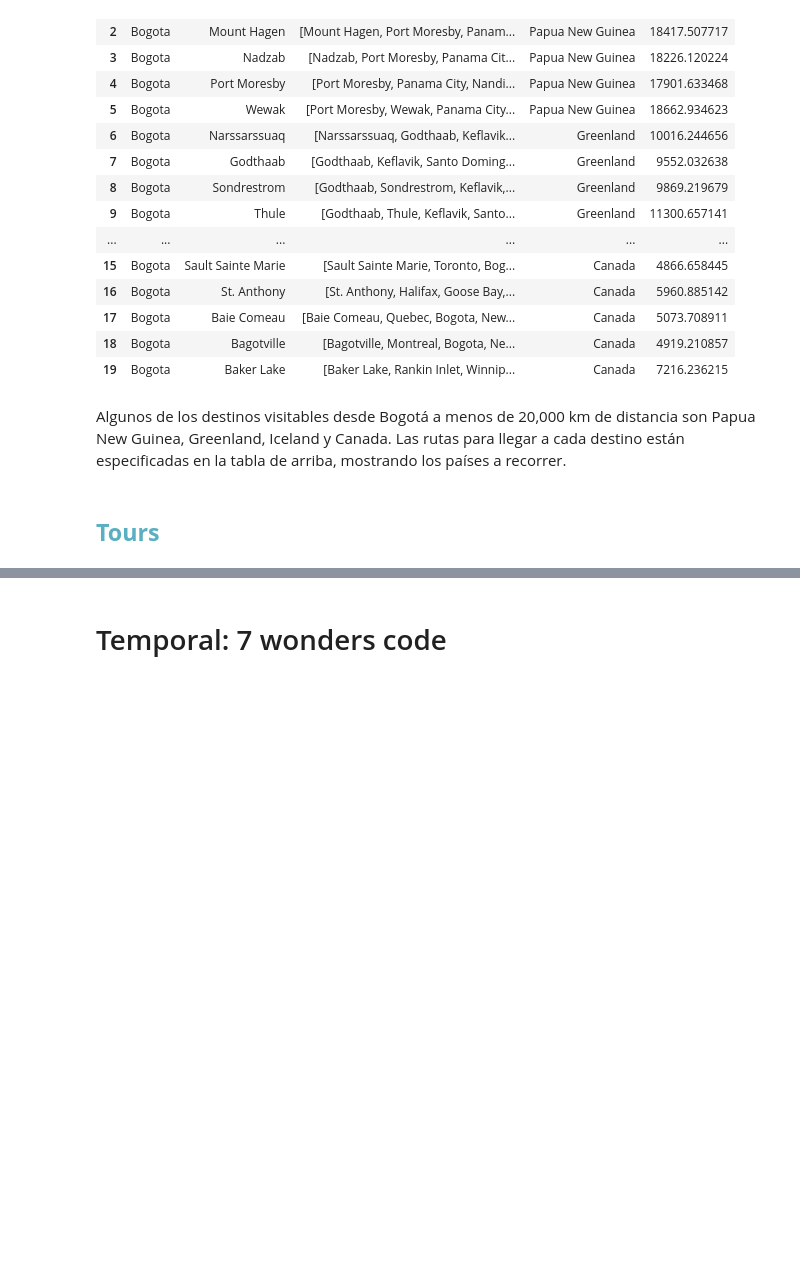
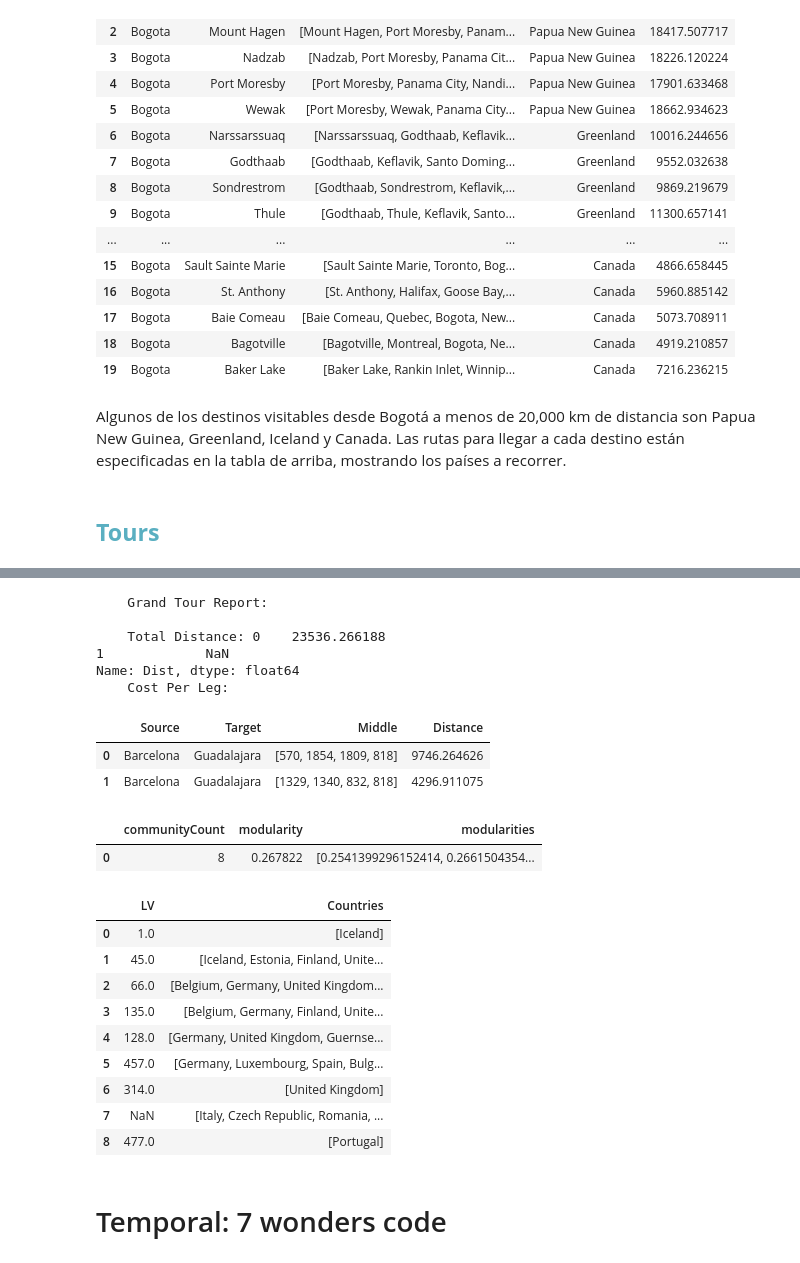
Before and after one commit to ch0fas/MG_Proyecto2, a Jupyter notebook: Python_Proyecto2.ipynb, the cells around one changed output, grey strips where cells are left out. Drawn from its saved outputs; the diff is of its cells as text; code cells hidden in the pictures; blank space fills up the shorter version.

```diff
--- a/Python_Proyecto2.ipynb
+++ b/Python_Proyecto2.ipynb
@@ -267,3 +391,71 @@ Successfully created Airport_Africa Subgraph with Airport nodes and TO relations
+# %%
+# 4
+grand_1 = db.custom_query(f"""
+    MATCH (a:Airport {{Id:507}})-[r:TO]->(a2:Airport {{Label:'Munich'}})
+    RETURN r.distance AS Dist;
+""") # En este caso, identifico a Londres con su Id específico ya que hay varios aeropuertos con el Label:"Londres". Este es el mismo aeropuerto en el que llegamos
+
+grand_2 = db.custom_query(f"""
+    MATCH (a:Airport {{Label:'Munich'}})-[r:TO]->(a2:Airport {{Label:'Paris'}})
+    RETURN r.distance AS Dist;
+""")
+
+grand_3 = db.custom_query(f"""
+    MATCH (a:Airport {{Label:'Paris'}})-[r:TO]->(a2:Airport {{Label:'Rome'}})
+    RETURN r.distance AS Dist;
+""")
+
+grand_4 = db.custom_query(f"""
+    MATCH (a:Airport {{Label:'Rome'}})-[r:TO]->(a2:Airport {{Label:'Barcelona'}})
+    RETURN r.distance AS Dist;
+""")
+
+grand_f = db.temp_dijkstra_directed('Airport','Label','Barcelona','Guadalajara','distance')
+
+print(f"""
+    Grand Tour Report: \n
+    Total Distance: {9373+grand_1['Dist']+grand_2['Dist']+grand_3['Dist']+grand_4['Dist']+(1186+9373)}
+    Cost Per Leg:
+""")
+# %% [output]
+    Grand Tour Report:
+
+    Total Distance: 0    23536.266188
+1             NaN
+Name: Dist, dtype: float64
+    Cost Per Leg:
+# %%
+db.temp_dijkstra_directed('Airport','Label','Barcelona','Guadalajara','distance')
+# %% [output]
+|  | Source | Target | Middle | Distance |
+| 0 | Barcelona | Guadalajara | [570, 1854, 1809, 818] | 9746.264626 |
+| 1 | Barcelona | Guadalajara | [1329, 1340, 832, 818] | 4296.911075 |
+# %%
+# 5
+db.custom_query(f"""CALL gds.louvain.write(
+            'Airport_Europe',
+            {{writeProperty: 'Louvain_Europe'}} )
+            YIELD communityCount, modularity, modularities;
+            """)
+# %% [output]
+|  | communityCount | modularity | modularities |
+| 0 | 8 | 0.267822 | [0.2541399296152414, 0.2661504354... |
+# %%
+db.custom_query(f"""
+    MATCH (a:Airport {{continent:'Europe'}})
+    RETURN a.Louvain_Europe AS LV, COLLECT(DISTINCT a.country) AS Countries
+""")
+# %% [output]
+|  | LV | Countries |
+| 0 | 1.0 | [Iceland] |
+| 1 | 45.0 | [Iceland, Estonia, Finland, Unite... |
+| 2 | 66.0 | [Belgium, Germany, United Kingdom... |
+| 3 | 135.0 | [Belgium, Germany, Finland, Unite... |
+| 4 | 128.0 | [Germany, United Kingdom, Guernse... |
+| 5 | 457.0 | [Germany, Luxembourg, Spain, Bulg... |
+| 6 | 314.0 | [United Kingdom] |
+| 7 | NaN | [Italy, Czech Republic, Romania, ... |
+| 8 | 477.0 | [Portugal] |
 # %% [markdown]
 # Temporal: 7 wonders code
 # %%
```
Also changed, not shown: parts of 12 cells of this notebook, 1 other file.
